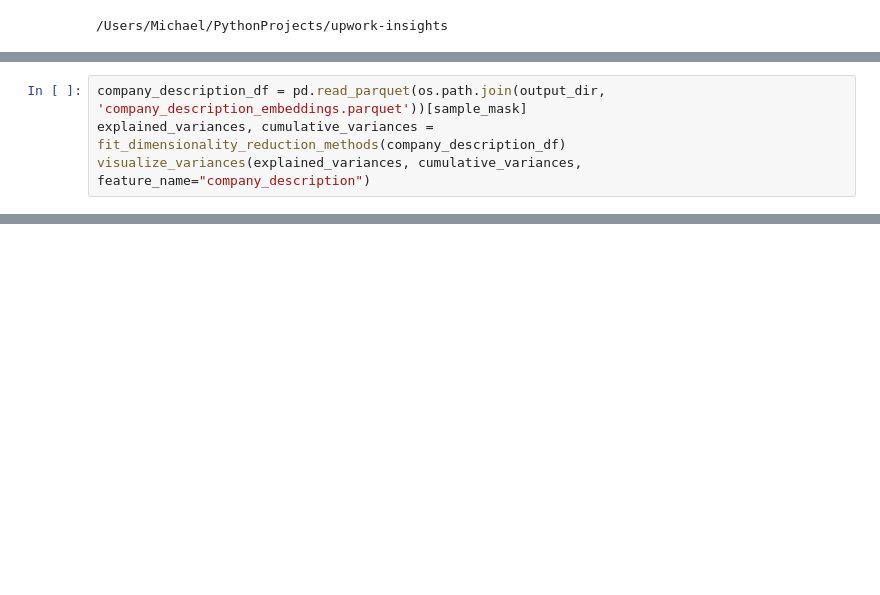
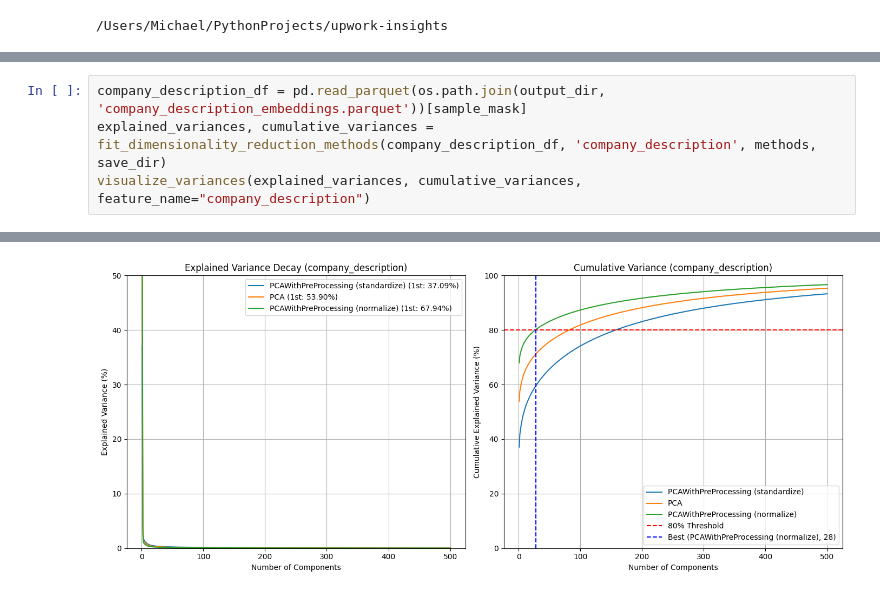
Before and after one commit to Symfa-Inc/upwork-insights, a Jupyter notebook: notebooks/embeddings_dimensionality_reduction.ipynb, the cells around one changed output, grey strips where cells are left out. Drawn from its saved outputs; the diff is of its cells as text; blank space fills up the shorter version.

```diff
--- a/notebooks/embeddings_dimensionality_reduction.ipynb
+++ b/notebooks/embeddings_dimensionality_reduction.ipynb
@@ -44,4 +77,5 @@ visualize_variances(explained_variances, cumulative_variances, feature_name="com
 # %%
 company_description_df = pd.read_parquet(os.path.join(output_dir, 'company_description_embeddings.parquet'))[sample_mask]
-explained_variances, cumulative_variances = fit_dimensionality_reduction_methods(company_description_df)
+explained_variances, cumulative_variances = fit_dimensionality_reduction_methods(company_description_df, 'company_description', methods, save_dir)
 visualize_variances(explained_variances, cumulative_variances, feature_name="company_description")
+# %% [output]
@@ -48,2 +88,3 @@ visualize_variances(explained_variances, cumulative_variances, feature_name="com
+[figure, added]
 # %%
 company_summary_df = pd.read_parquet(os.path.join(output_dir, 'company_summary_embeddings.parquet'))[sample_mask]
```
Also changed, not shown: parts of 9 cells of this notebook, 3 other files.
